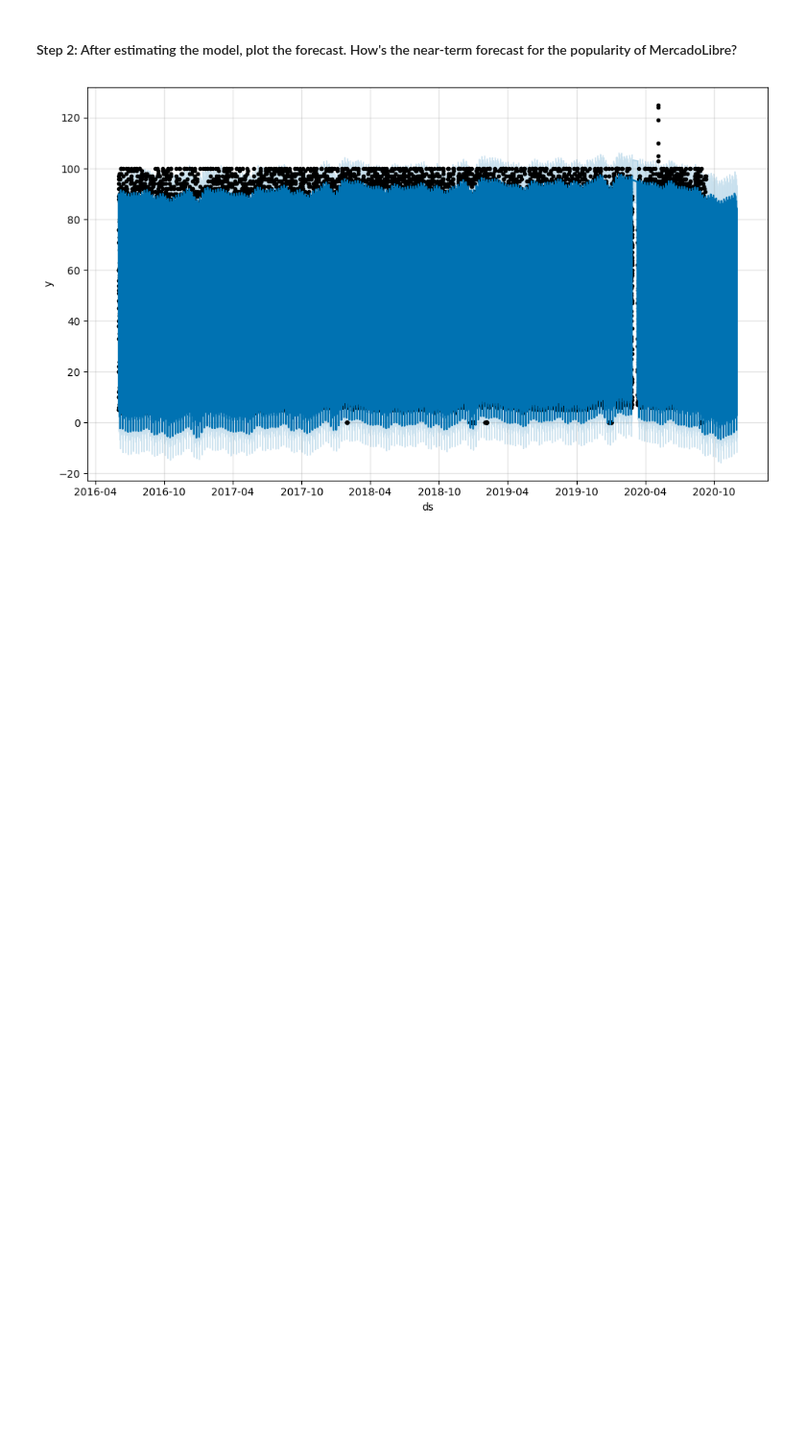
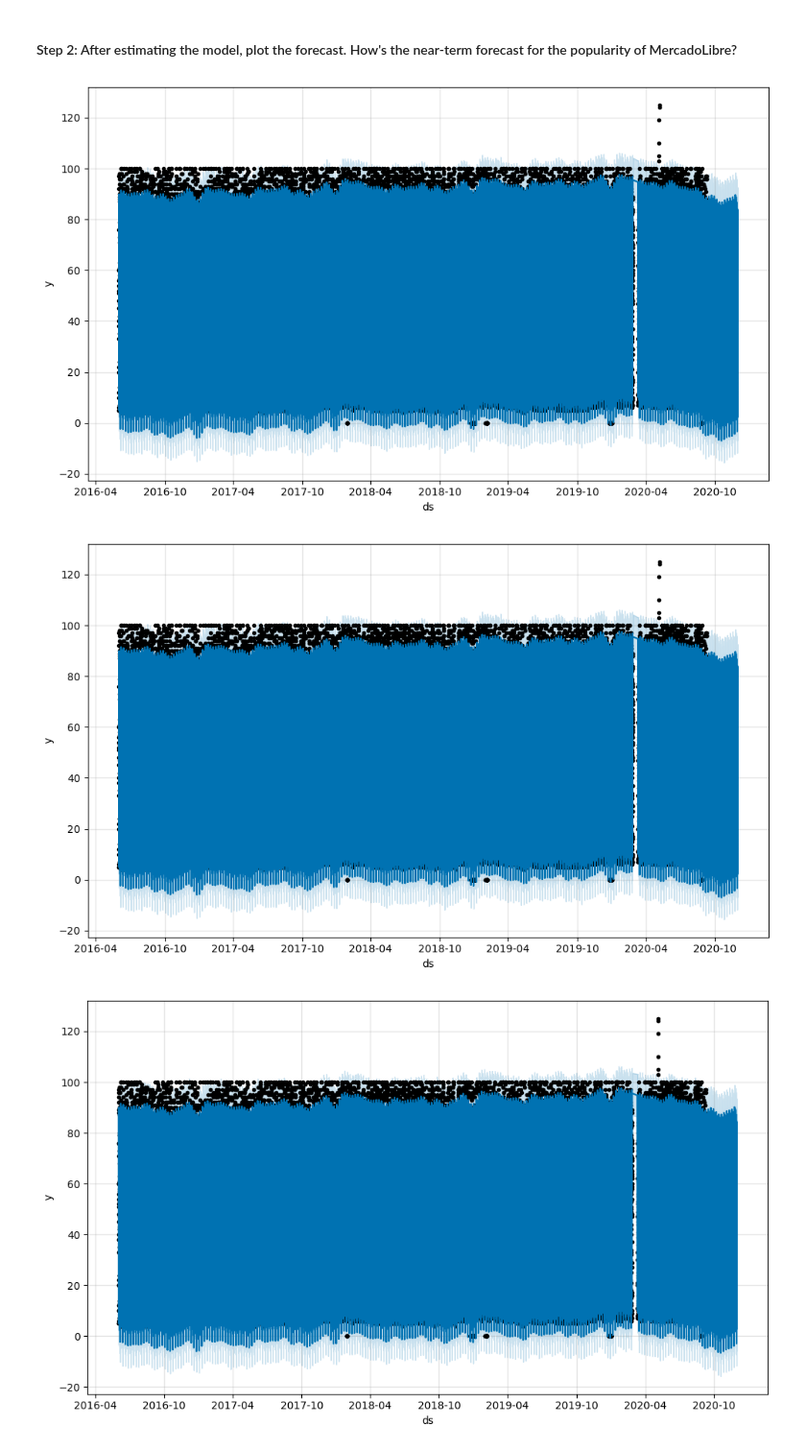
Before and after one commit to jjmccarty/prophet-challenge, a Jupyter notebook: forecasting_net_prophet.ipynb, the cells around one changed output. Shown at 96% size. Drawn from its saved outputs; the diff is of its cells as text; code cells hidden in the pictures; blank space fills up the shorter version.

```diff
--- a/forecasting_net_prophet.ipynb
+++ b/forecasting_net_prophet.ipynb
@@ -543,3 +601,10 @@ INFO:cmdstanpy:Chain [1] done processing
 | 39103 | 2020-11-30 06:00:00 |
 | 39104 | 2020-11-30 07:00:00 |
 | 39105 | 2020-11-30 08:00:00 |
+# %%
+# Make a forecast based on the future DataFrame
+forecast = m.predict(future_mercado_trends)
+
+# Review the first five rows of the forecast DataFrame
+display(forecast.head())
+#display(forecast.tail())
@@ -558,6 +631,11 @@ INFO:cmdstanpy:Chain [1] done processing
 5 rows × 22 columns
 # %% [markdown]
 #### Step 2: After estimating the model, plot the forecast. How's the near-term forecast for the popularity of MercadoLibre?
+# %%
+m.plot(forecast)
+# %% [output]
+[figure, added]
+[figure, added]
 # %%
 # Plot the Prophet predictions for the Mercado trends data
 # %% [output]
```
Also changed, not shown: parts of 10 cells of this notebook.
